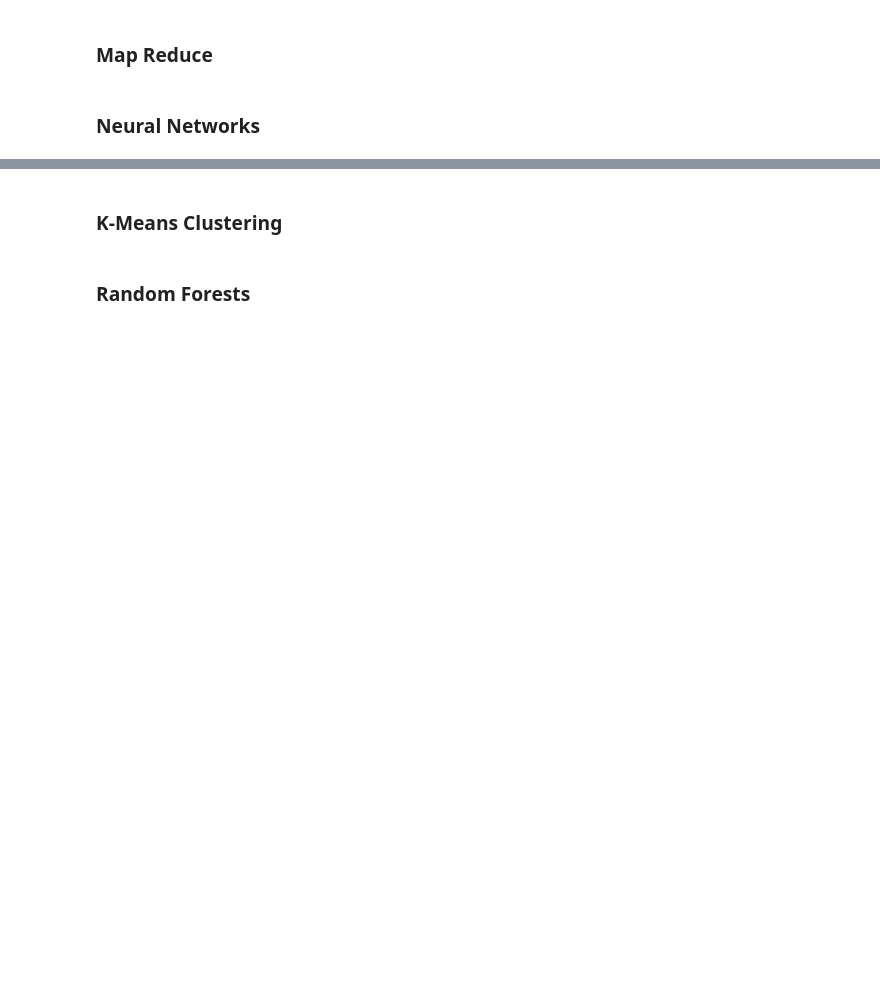
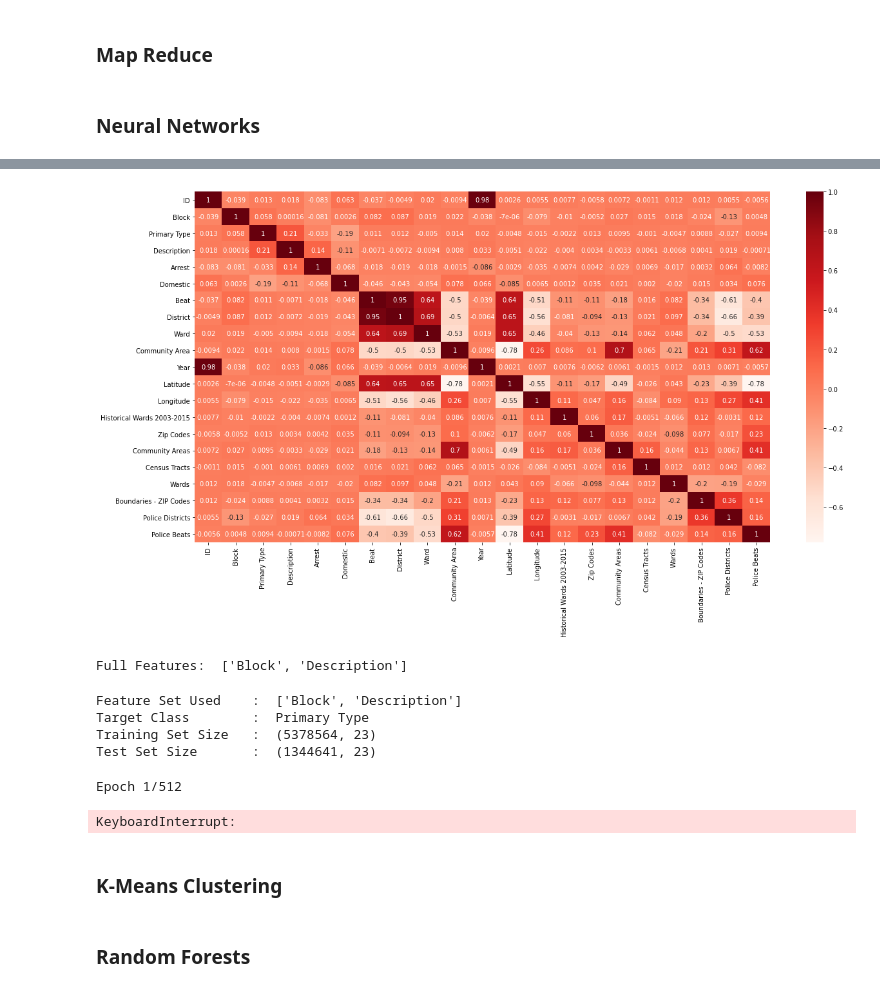
Before and after one commit to jimitbhalavat/CS435TermProject, a Jupyter notebook: TermProject.ipynb, the cells around one changed output, grey strips where cells are left out. Saved outputs shown, nothing was run; the diff lists cells and outputs as text; code cells hidden in the pictures; blank space fills up the shorter version.

```diff
--- a/TermProject.ipynb
+++ b/TermProject.ipynb
@@ -68,3 +150,50 @@ crimes['Description'] = crimes['Description'].str.replace(',', '/')
+# %%
+#Using Pearson Correlation
+plt.figure(figsize=(20,10))
+cor = crimes.corr()
+sns.heatmap(cor, annot=True, cmap=plt.cm.Reds)
+plt.show()
+# %% [output]
+[figure, added]
+# %%
+# At Current Point, the attributes is select manually based on Feature Selection Part.
+Features = ["Block"]
+print('Full Features: ', Features)
+# %% [output]
+Full Features:  ['Block', 'Description']
+# %%
+#Split dataset to Training Set & Test Set
+x, y = train_test_split(crimes,
+                        test_size = 0.2,
+                        train_size = 0.8,
+                        random_state= 3)
+
+x1 = x[Features]    #Features to train
+x2 = x[Target]      #Target Class to train
+y1 = y[Features]    #Features to test
+y2 = y[Target]      #Target Class to test
+
+print('Feature Set Used    : ', Features)
+print('Target Class        : ', Target)
+print('Training Set Size   : ', x.shape)
+print('Test Set Size       : ', y.shape)
+# %% [output]
+Feature Set Used    :  ['Block', 'Description']
+Target Class        :  Primary Type
+Training Set Size   :  (5378564, 23)
+Test Set Size       :  (1344641, 23)
+# %%
+network1 = Sequential()
+network1.add(Dense(10, activation='relu'))
+network1.add(Dense(1))
+loss_fn = keras.losses.MeanSquaredError()
+opt = keras.optimizers.SGD(learning_rate=0.005)
+network1.compile(loss=loss_fn, optimizer=opt, metrics=['accuracy', 'mse'])
+n_epochs = 512
+history1 = network1.fit(x1, x2, batch_size=2, epochs=n_epochs, verbose=1)
+# %% [output]
+Epoch 1/512
+KeyboardInterrupt:
 # %% [markdown]
 ### K-Means Clustering
 # %% [markdown]
```
Also changed, not shown: parts of 12 cells of this notebook.
